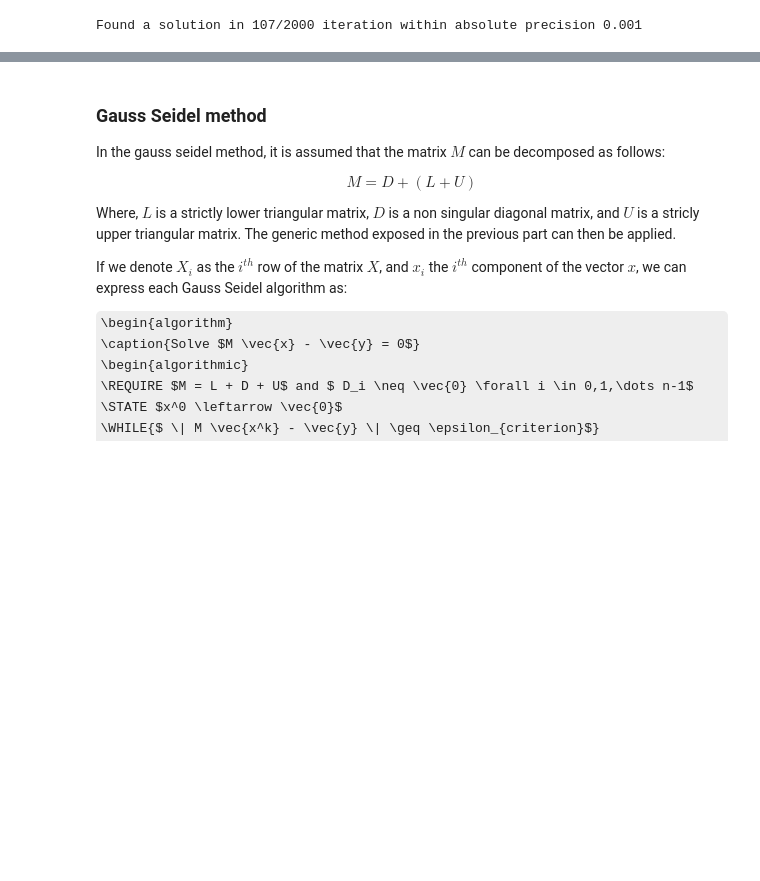
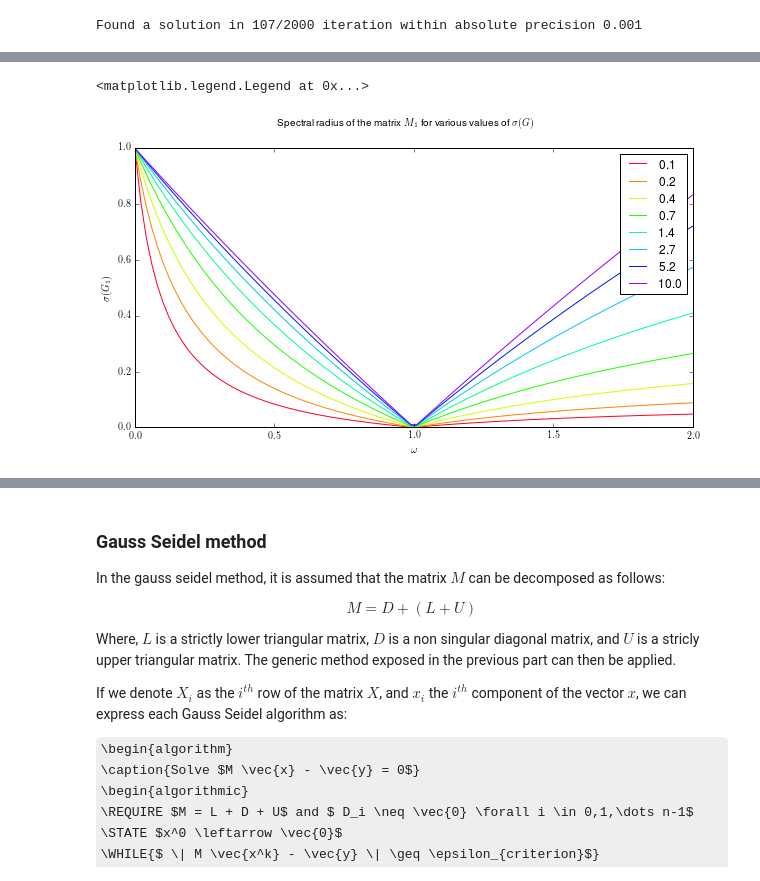
Before and after one commit to gnthibault/Optimisation-Python, a Jupyter notebook: FixedPointIterationsMethods.ipynb, the cells around one changed output, grey strips where cells are left out. Saved outputs shown, nothing was run; the diff lists cells and outputs as text; code cells hidden in the pictures; some formulas as TeX source; blank space fills up the shorter version.

```diff
--- a/FixedPointIterationsMethods.ipynb
+++ b/FixedPointIterationsMethods.ipynb
@@ -6,7 +6,7 @@ import numpy.linalg as la
 #plots
 import matplotlib as mpl
 mpl.rcParams['figure.figsize'] = (15.0, 15.0)
-#mpl.rc('text', usetex = True)
+mpl.rc('text', usetex = True)
 import matplotlib.pyplot as plt
 %matplotlib inline
 # %% [markdown]
@@ -180,0 +205,21 @@ Found a solution in 107/2000 iteration within absolute precision 0.001
+# %%
+w = np.linspace(0,2,100)
+
+NB_SAMPLE = 8
+sigGl = np.logspace(-1,1,NB_SAMPLE)
+
+cm = plt.get_cmap('gist_rainbow')
+colors = [cm(1.*i/NB_SAMPLE) for i in range(NB_SAMPLE)]
+
+plt.figure(figsize=(10,5))
+plt.suptitle(r'\text{Spectral radius of the matrix $M_1$ for various values of $\sigma(G)$}')
+plt.ylabel(r'\sigma(G_1)')
+plt.xlabel(r'\omega')
+
+for sigG,color in zip(sigGl,colors):
+    s = np.abs(((w-1)*sigG)/(sigG+w))
+    plt.plot(w,s,color=color,label="{0:.1f}".format(sigG))#r'\frac{\sigma(H)}{\sigma(G)} = '+
+plt.legend()
+# %% [output]
+<matplotlib.legend.Legend at 0x...>
+[figure, added]
```
Also changed, not shown: parts of 6 cells of this notebook.
